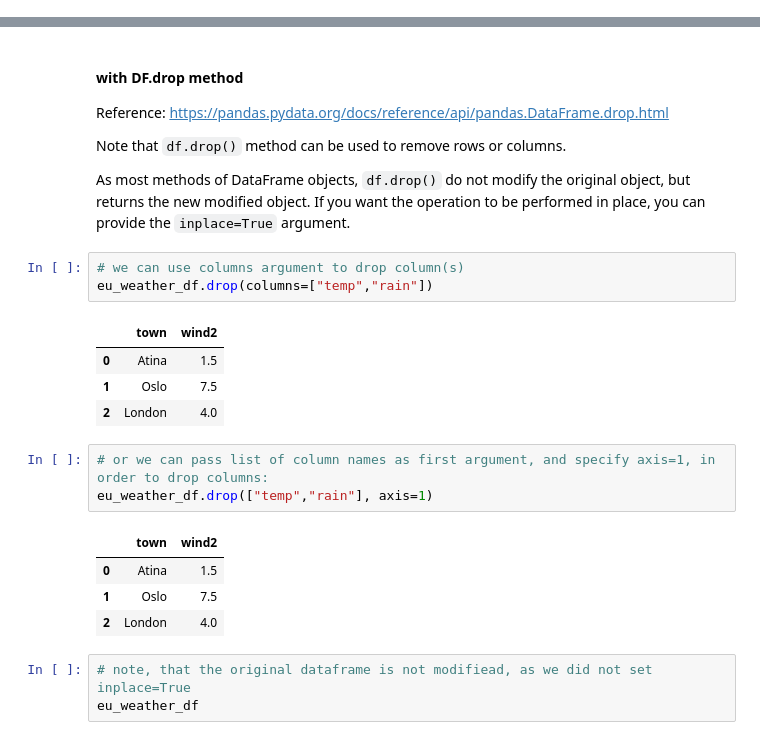
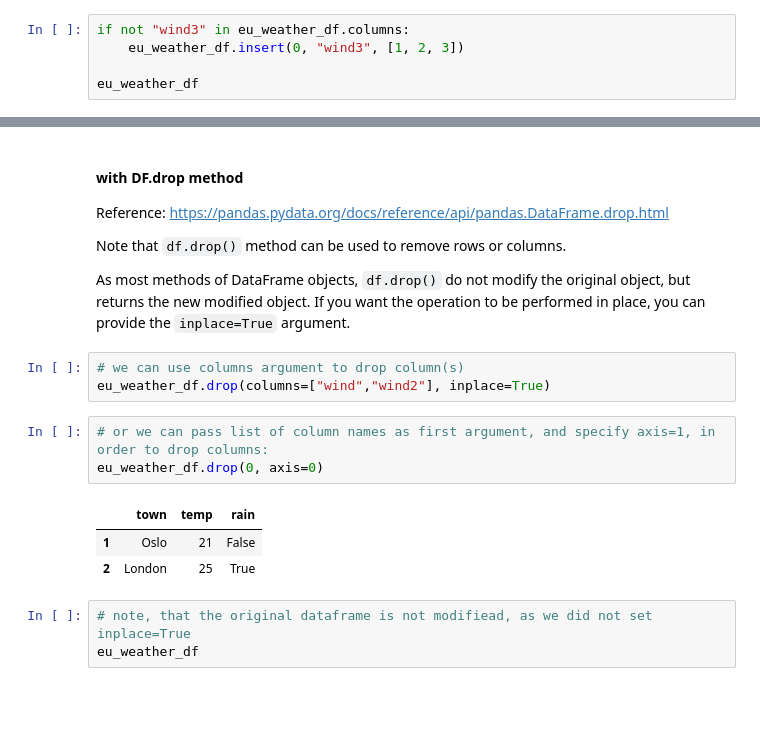
Before and after one commit to zehirev-vasil/ML, a Jupyter notebook: Lecture_27/DataFramesManipulations.ipynb, the cells around one changed output, grey strips where cells are left out. Drawn from its saved outputs; the diff is of its cells as text; blank space fills up the shorter version.

```diff
--- a/Lecture_27/DataFramesManipulations.ipynb
+++ b/Lecture_27/DataFramesManipulations.ipynb
@@ -113,3 +108,8 @@ eu_weather_df
 | 0 | Atina | 1.5 | 35 | False | 9.5 |
 | 1 | Oslo | 7.5 | 21 | False | 7.5 |
 | 2 | London | 4.0 | 25 | True | 4.0 |
+# %%
+if not "wind3" in eu_weather_df.columns:
+    eu_weather_df.insert(0, "wind3", [1, 2, 3])
+
+eu_weather_df
@@ -138,20 +143,14 @@ Note that `df.drop()` method can be used to remove rows or columns.
 As most methods of DataFrame objects, `df.drop()` do not modify the original object, but returns the new modified object. If you want the operation to be performed in place, you can provide the `inplace=True` argument.
 # %%
 # we can use columns argument to drop column(s)
-eu_weather_df.drop(columns=["temp","rain"])
+eu_weather_df.drop(columns=["wind","wind2"], inplace=True)
-# %% [output]
-|  | town | wind2 |
-| 0 | Atina | 1.5 |
-| 1 | Oslo | 7.5 |
-| 2 | London | 4.0 |
 # %%
 # or we can pass list of column names as first argument, and specify axis=1, in order to drop columns:
-eu_weather_df.drop(["temp","rain"], axis=1)
+eu_weather_df.drop(0, axis=0)
 # %% [output]
-|  | town | wind2 |
-| 0 | Atina | 1.5 |
-| 1 | Oslo | 7.5 |
-| 2 | London | 4.0 |
+|  | town | temp | rain |
+| 1 | Oslo | 21 | False |
+| 2 | London | 25 | True |
 # %%
 # note, that the original dataframe is not modifiead, as we did not set inplace=True
 eu_weather_df
```
Also changed, not shown: parts of 7 cells of this notebook.
